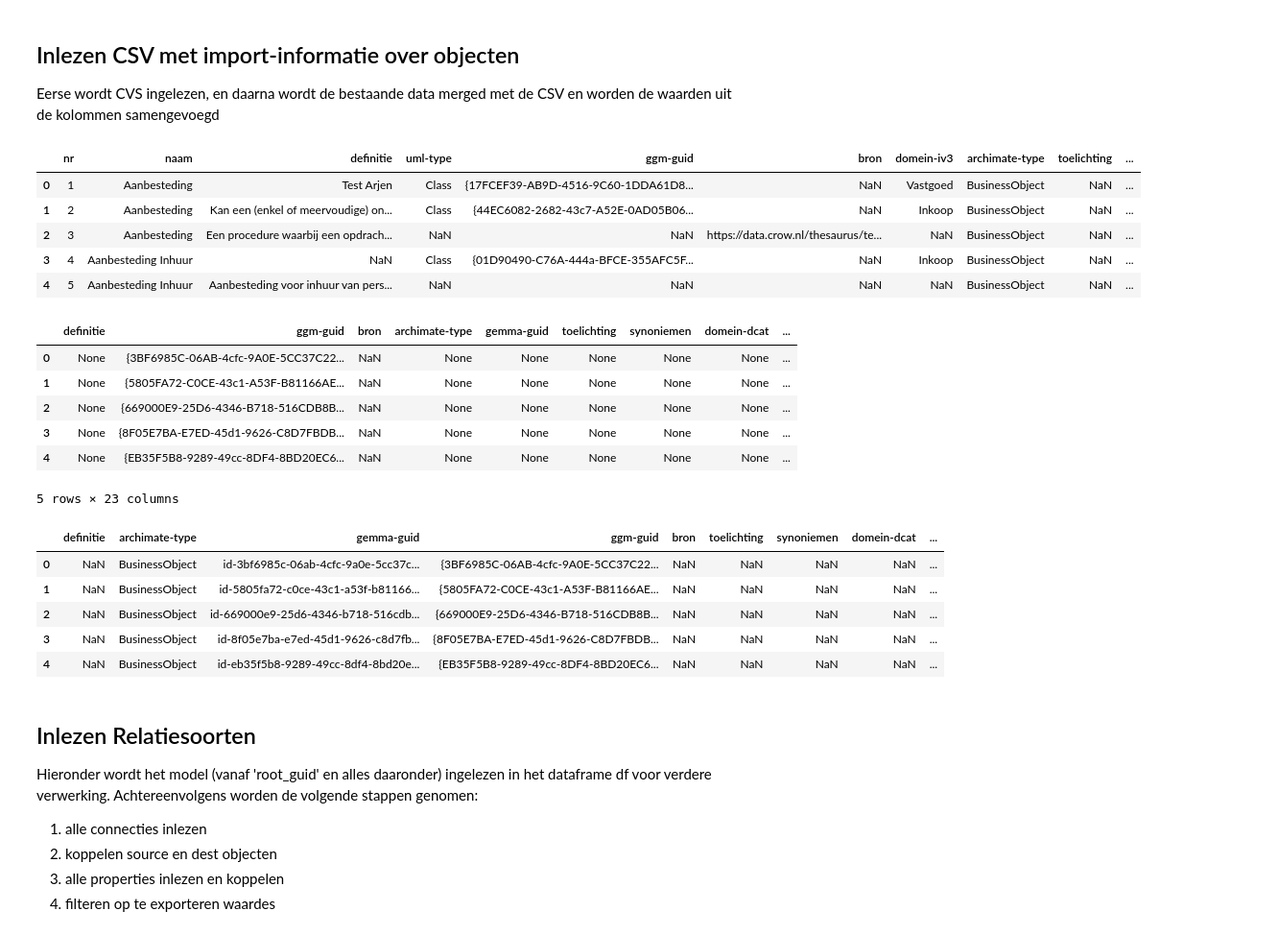
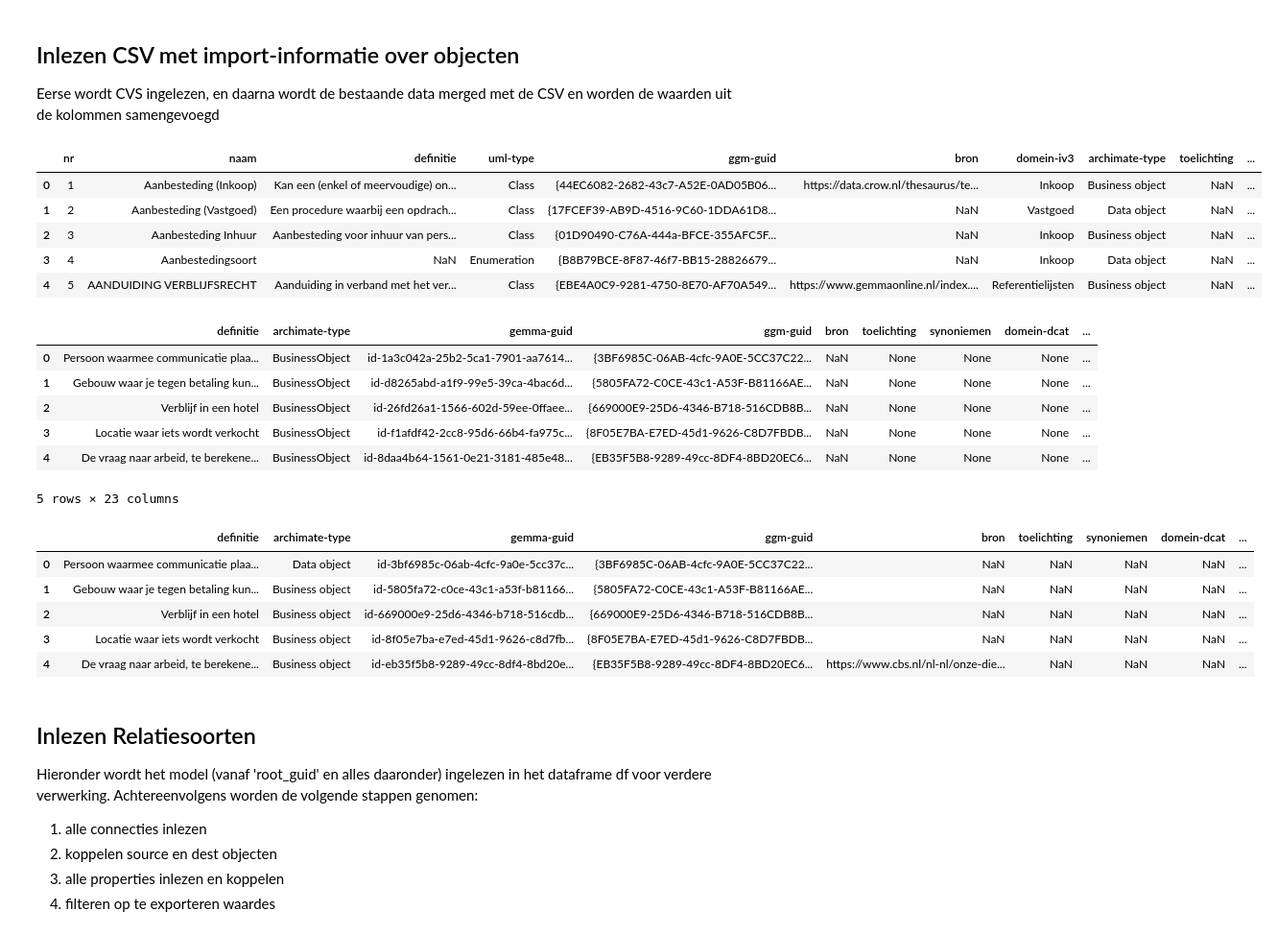
Before and after one commit to Gemeente-Delft/Gemeentelijk-Gegevensmodel, a Jupyter notebook: tools/notebooks/Import from GEMMA.ipynb, the cells around one changed output. Shown at 96% size. Saved outputs shown, nothing was run; the diff lists cells and outputs as text; code cells hidden in the pictures.

```diff
--- a/tools/notebooks/Import from GEMMA.ipynb
+++ b/tools/notebooks/Import from GEMMA.ipynb
@@ -66,8 +75,8 @@ db_uri = "sqlite:///root/gemeentelijk gegevensmodel EA16.qea"
 
 now = datetime.now()
 dt_string = now.strftime("%d%m%Y-%H:%M:%S")
-import_objects = f"./input/NIEUW - GGM-CSVfiles_06-13-2023_10_53_47-ARCHI2GGM/GGM-elements-fixed.csv"
-import_relations = f"./input/NIEUW - GGM-CSVfiles_06-13-2023_10_53_47-ARCHI2GGM/GGM-relations.csv"
+import_objects = f"./input/GGM-elements[43].csv"
+import_relations = f"./input/GGM-relations[55].csv"
 #import_attributes = f"./input/GGM-properties.csv"
 
 root_guid = '{604AC59D-D038-4e78-A5FA-80E4748DED5B}' #Om te experimenteren: Onderwijs in package ontwikkeling
@@ -148,26 +157,26 @@ df_obj_bestaand.head(5)
 
 Eerse wordt CVS ingelezen, en daarna wordt de bestaande data merged met de CSV en worden de waarden uit de kolommen samengevoegd
 # %%
-df_input = pd.read_csv(import_objects, sep=';')
+df_input = pd.read_csv(import_objects)
 df_input.head(5)
 # %% [output]
 |  | nr | naam | definitie | uml-type | ggm-guid | bron | domein-iv3 | archimate-type | toelichting | ... |
-| 0 | 1 | Aanbesteding | Test Arjen | Class | {17FCEF39-AB9D-4516-9C60-1DDA61D8... | NaN | Vastgoed | BusinessObject | NaN | ... |
-| 1 | 2 | Aanbesteding | Kan een (enkel of meervoudige) on... | Class | {44EC6082-2682-43c7-A52E-0AD05B06... | NaN | Inkoop | BusinessObject | NaN | ... |
-| 2 | 3 | Aanbesteding | Een procedure waarbij een opdrach... | NaN | NaN | https://data.crow.nl/thesaurus/te... | NaN | BusinessObject | NaN | ... |
-| 3 | 4 | Aanbesteding Inhuur | NaN | Class | {01D90490-C76A-444a-BFCE-355AFC5F... | NaN | Inkoop | BusinessObject | NaN | ... |
-| 4 | 5 | Aanbesteding Inhuur | Aanbesteding voor inhuur van pers... | NaN | NaN | NaN | NaN | BusinessObject | NaN | ... |
+| 0 | 1 | Aanbesteding (Inkoop) | Kan een (enkel of meervoudige) on... | Class | {44EC6082-2682-43c7-A52E-0AD05B06... | https://data.crow.nl/thesaurus/te... | Inkoop | Business object | NaN | ... |
+| 1 | 2 | Aanbesteding (Vastgoed) | Een procedure waarbij een opdrach... | Class | {17FCEF39-AB9D-4516-9C60-1DDA61D8... | NaN | Vastgoed | Data object | NaN | ... |
+| 2 | 3 | Aanbesteding Inhuur | Aanbesteding voor inhuur van pers... | Class | {01D90490-C76A-444a-BFCE-355AFC5F... | NaN | Inkoop | Business object | NaN | ... |
+| 3 | 4 | Aanbestedingsoort | NaN | Enumeration | {B8B79BCE-8F87-46f7-BB15-28826679... | NaN | Inkoop | Data object | NaN | ... |
+| 4 | 5 | AANDUIDING VERBLIJFSRECHT | Aanduiding in verband met het ver... | Class | {EBE4A0C9-9281-4750-8E70-AF70A549... | https://www.gemmaonline.nl/index.... | Referentielijsten | Business object | NaN | ... |
 # %%
 df_obj_merge = df_obj_bestaand.merge(df_input, how='inner', on='ggm-guid', suffixes=('', import_suffix))
 df_obj_merge = df_obj_merge.replace(r'^\s*$', None, regex=True)
 df_obj_merge.head(5)
 # %% [output]
-|  | definitie | ggm-guid | bron | archimate-type | gemma-guid | toelichting | synoniemen | domein-dcat | ... |
-| 0 | None | {3BF6985C-06AB-4cfc-9A0E-5CC37C22... | NaN | None | None | None | None | None | ... |
-| 1 | None | {5805FA72-C0CE-43c1-A53F-B81166AE... | NaN | None | None | None | None | None | ... |
-| 2 | None | {669000E9-25D6-4346-B718-516CDB8B... | NaN | None | None | None | None | None | ... |
-| 3 | None | {8F05E7BA-E7ED-45d1-9626-C8D7FBDB... | NaN | None | None | None | None | None | ... |
-| 4 | None | {EB35F5B8-9289-49cc-8DF4-8BD20EC6... | NaN | None | None | None | None | None | ... |
+|  | definitie | archimate-type | gemma-guid | ggm-guid | bron | toelichting | synoniemen | domein-dcat | ... |
+| 0 | Persoon waarmee communicatie plaa... | BusinessObject | id-1a3c042a-25b2-5ca1-7901-aa7614... | {3BF6985C-06AB-4cfc-9A0E-5CC37C22... | NaN | None | None | None | ... |
+| 1 | Gebouw waar je tegen betaling kun... | BusinessObject | id-d8265abd-a1f9-99e5-39ca-4bac6d... | {5805FA72-C0CE-43c1-A53F-B81166AE... | NaN | None | None | None | ... |
+| 2 | Verblijf in een hotel | BusinessObject | id-26fd26a1-1566-602d-59ee-0ffaee... | {669000E9-25D6-4346-B718-516CDB8B... | NaN | None | None | None | ... |
+| 3 | Locatie waar iets wordt verkocht | BusinessObject | id-f1afdf42-2cc8-95d6-66b4-fa975c... | {8F05E7BA-E7ED-45d1-9626-C8D7FBDB... | NaN | None | None | None | ... |
+| 4 | De vraag naar arbeid, te berekene... | BusinessObject | id-8daa4b64-1561-0e21-3181-485e48... | {EB35F5B8-9289-49cc-8DF4-8BD20EC6... | NaN | None | None | None | ... |
 5 rows × 23 columns
 # %%
 cols = df_obj_merge.columns
@@ -181,11 +190,11 @@ for col in obj_columns:
 df_obj_merge[obj_columns].head(5)
 # %% [output]
 |  | definitie | archimate-type | gemma-guid | ggm-guid | bron | toelichting | synoniemen | domein-dcat | ... |
-| 0 | NaN | BusinessObject | id-3bf6985c-06ab-4cfc-9a0e-5cc37c... | {3BF6985C-06AB-4cfc-9A0E-5CC37C22... | NaN | NaN | NaN | NaN | ... |
-| 1 | NaN | BusinessObject | id-5805fa72-c0ce-43c1-a53f-b81166... | {5805FA72-C0CE-43c1-A53F-B81166AE... | NaN | NaN | NaN | NaN | ... |
-| 2 | NaN | BusinessObject | id-669000e9-25d6-4346-b718-516cdb... | {669000E9-25D6-4346-B718-516CDB8B... | NaN | NaN | NaN | NaN | ... |
-| 3 | NaN | BusinessObject | id-8f05e7ba-e7ed-45d1-9626-c8d7fb... | {8F05E7BA-E7ED-45d1-9626-C8D7FBDB... | NaN | NaN | NaN | NaN | ... |
-| 4 | NaN | BusinessObject | id-eb35f5b8-9289-49cc-8df4-8bd20e... | {EB35F5B8-9289-49cc-8DF4-8BD20EC6... | NaN | NaN | NaN | NaN | ... |
+| 0 | Persoon waarmee communicatie plaa... | Data object | id-3bf6985c-06ab-4cfc-9a0e-5cc37c... | {3BF6985C-06AB-4cfc-9A0E-5CC37C22... | NaN | NaN | NaN | NaN | ... |
+| 1 | Gebouw waar je tegen betaling kun... | Business object | id-5805fa72-c0ce-43c1-a53f-b81166... | {5805FA72-C0CE-43c1-A53F-B81166AE... | NaN | NaN | NaN | NaN | ... |
+| 2 | Verblijf in een hotel | Business object | id-669000e9-25d6-4346-b718-516cdb... | {669000E9-25D6-4346-B718-516CDB8B... | NaN | NaN | NaN | NaN | ... |
+| 3 | Locatie waar iets wordt verkocht | Business object | id-8f05e7ba-e7ed-45d1-9626-c8d7fb... | {8F05E7BA-E7ED-45d1-9626-C8D7FBDB... | NaN | NaN | NaN | NaN | ... |
+| 4 | De vraag naar arbeid, te berekene... | Business object | id-eb35f5b8-9289-49cc-8df4-8bd20e... | {EB35F5B8-9289-49cc-8DF4-8BD20EC6... | https://www.cbs.nl/nl-nl/onze-die... | NaN | NaN | NaN | ... |
 # %%
 from sqlalchemy import create_engine, select, MetaData, Table, and_, update
 
```
Also changed, not shown: parts of 11 cells of this notebook, 5 other files.
